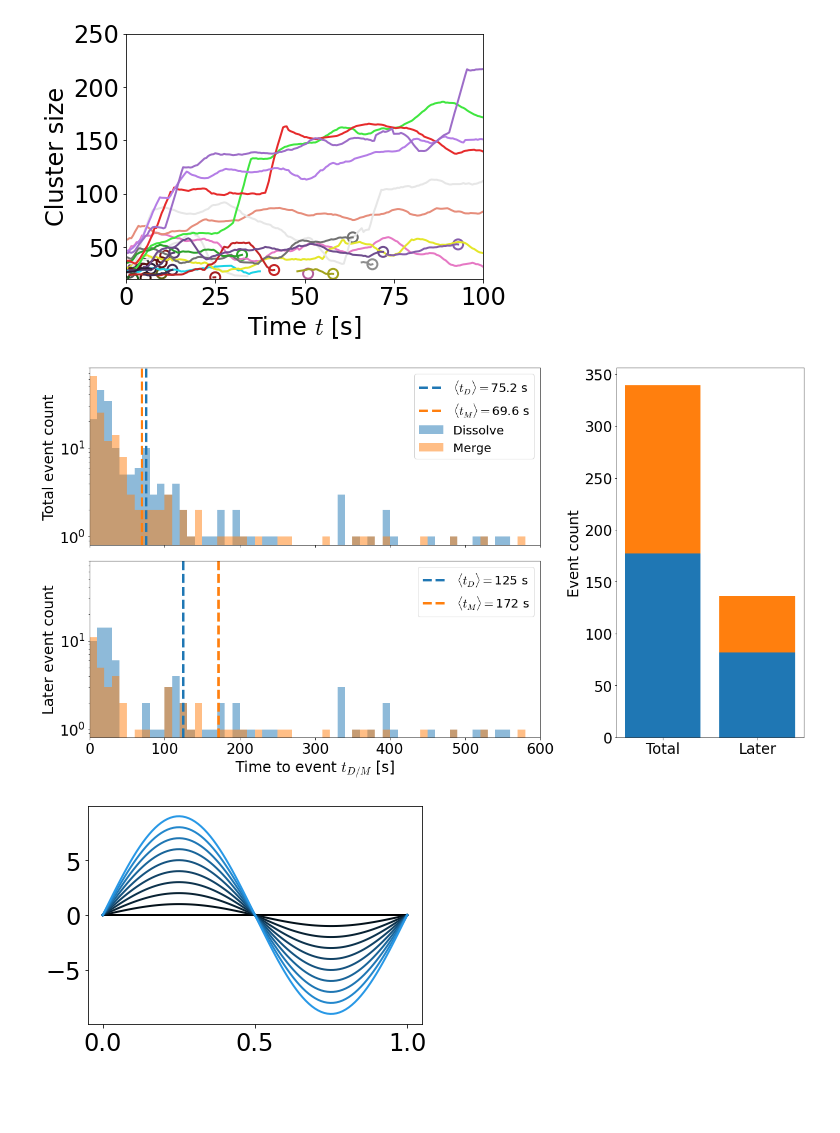
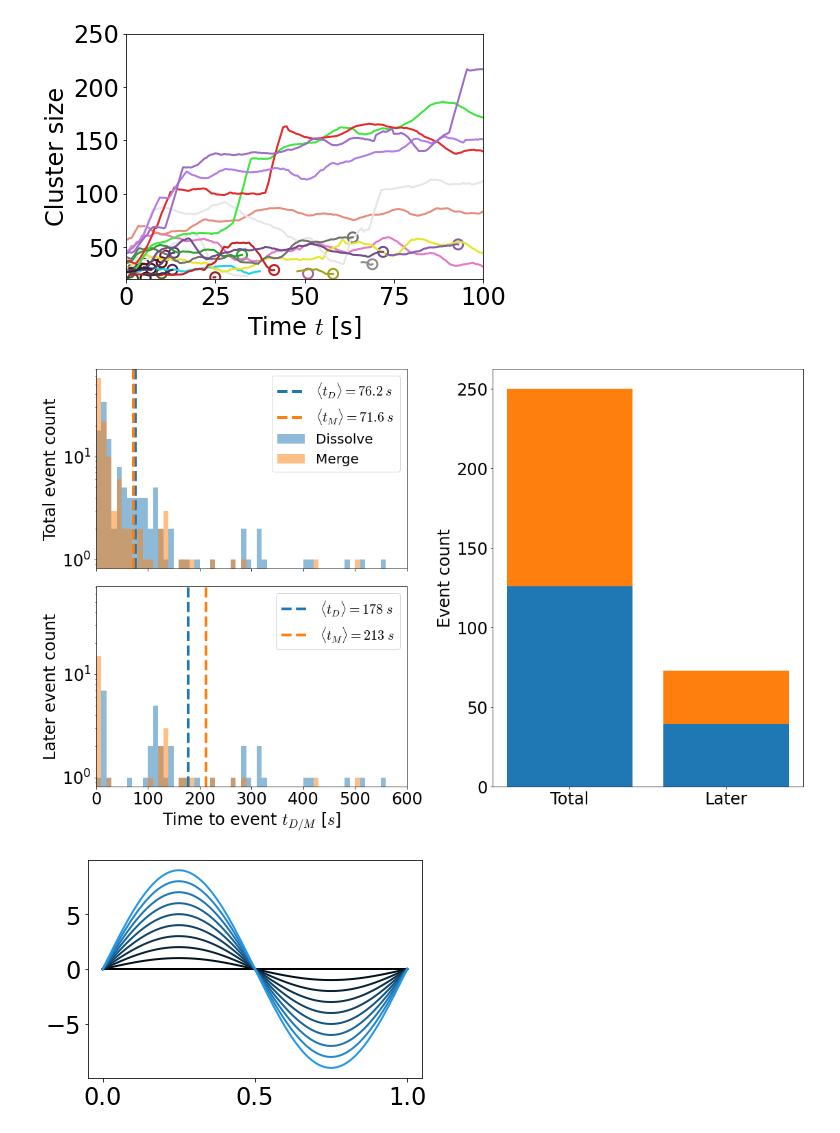
Before and after one commit to palladio11/aLENS_analysis, a Jupyter notebook: notebooks/chromatin_notebooks/Dyn_cond_figs/Figure3.ipynb, the cells around one changed output. Saved outputs shown, nothing was run; the diff lists cells and outputs as text; code cells hidden in the pictures; blank space fills up the shorter version.

```diff
--- a/notebooks/chromatin_notebooks/Dyn_cond_figs/Figure3.ipynb
+++ b/notebooks/chromatin_notebooks/Dyn_cond_figs/Figure3.ipynb
@@ -115,6 +570,5 @@ def plot_contact_kymo(fig, ax, time_arr, contact_kymo,
 # %%
-data_path = ceph_path / "DynCondPaper/23-10-20_aLc1_slice8.7._line1600_Pin1-13um_2xKe.1-300_ks100"
-sim_path = data_path / "simulations/Ke100_Pin5.0um/"
+sim_path = ceph_path / "DynCondPaper/23-10-20_aLc1_slice8.7._line1600_Pin1-13um_2xKe.1-300_ks100/simulations/Ke100_Pin5.0um/"
 
 tableau10_colors = iter(cycle(plt.cm.tab10.colors))
 
@@ -232,7 +686,7 @@ cb0 = fig.colorbar(mpl.cm.ScalarMappable(norm=mpl.colors.Normalize(vmin=0, vmax=
 cb0.ax.xaxis.set_ticks_position('top')
 cb0.ax.xaxis.set_label_position('top')
 
-fig.savefig('Figure3/kymograph_tracking.png', dpi=600, bbox_inches='tight')
+# fig.savefig('Figure3/kymograph_tracking.png', dpi=600, bbox_inches='tight')
 # %% [output]
 (1201,)
 findfont: Font family ['sans-serif'] not found. Falling back to DejaVu Sans.
@@ -1446,7 +1463,7 @@ min_time = 0
 min_length = 5
 
 data_path = ceph_path / "DynCondPaper/24-03-08_aLc1_slice5.5.13_line1600_Pin3-11um_2xKe3-300_ks100/"
-sim_path = data_path / "simulations/Ke100_Pin5.0um/"
+sim_path = data_path / "simulations/Ke30_Pin5.0um/"
 
 merge_lifetime_total_list = []
 dissolve_lifetime_total_list = []
@@ -1477,47 +1494,47 @@ for sd in sim_path.glob('s*'):
         merge_lifetime_later_list += get_lifetimes(branch_roots[1:], min_time=min_time, min_length=min_length)
 # %%
 
-gs = gridspec.GridSpec(2, 3)
+gs = gridspec.GridSpec(2, 6)
 
-fig = plt.figure(figsize=(18, 10))
-axarr = [fig.add_subplot(gs[0, 0:2])]
+fig = plt.figure(figsize=(16, 10))
+axarr = [fig.add_subplot(gs[0, 0:3])]
 
 fig.subplots_adjust(hspace=0.1, wspace=0.7)
-axarr += [fig.add_subplot(gs[1, :2], sharex=axarr[0], sharey=axarr[0]), fig.add_subplot(gs[:, 2:])]
+axarr += [fig.add_subplot(gs[1, :3], sharex=axarr[0], sharey=axarr[0]), fig.add_subplot(gs[:, 3:])]
 
 _ = axarr[0].hist(dissolve_lifetime_total_list, bins=60, label='Dissolve', alpha=.5, range=(0, 600))
 _ = axarr[0].hist(merge_lifetime_total_list, bins=60, label='Merge', alpha=.5, range=(0, 600))
 _ = axarr[0].axvline(np.mean(dissolve_lifetime_total_list), color='tab:blue', linestyle='--', linewidth=4,
-                        label=convert_e_to_x10n(rf'$\langle t_D \rangle = ${np.mean(dissolve_lifetime_total_list):.3g} s'))
+                        label=convert_e_to_x10n(rf'$\langle t_D \rangle = {np.mean(dissolve_lifetime_total_list):.3g}\; s$'))
 _ = axarr[0].axvline(np.mean(merge_lifetime_total_list), color='tab:orange', linestyle='--', linewidth=4,
-                        label=convert_e_to_x10n(rf'$\langle t_M \rangle = ${np.mean(merge_lifetime_total_list):.3g} s'))
+                        label=convert_e_to_x10n(rf'$\langle t_M \rangle = {np.mean(merge_lifetime_total_list):.3g}\; s$'))
 _ = axarr[0].legend()
 _ = axarr[0].set_yscale('log')
 _ = axarr[0].set_ylabel('Total event count')
 _ = axarr[0].set_xlim(0, 600)
 
 
 _ = axarr[1].set_ylabel('Later event count')
 _ = axarr[1].hist(dissolve_lifetime_later_list, bins=60, alpha=.5, range=(0, 600))
 _ = axarr[1].hist(merge_lifetime_later_list, bins=60, alpha=.5, range=(0, 600))
 _ = axarr[1].axvline(np.mean(dissolve_lifetime_later_list), color='tab:blue', linestyle='--', linewidth=4,
-                        label=convert_e_to_x10n(rf'$\langle t_D \rangle = ${np.mean(dissolve_lifetime_later_list):.3g} s'))
+                        label=convert_e_to_x10n(rf'$\langle t_D \rangle = {np.mean(dissolve_lifetime_later_list):.3g}\; s$'))
 _ = axarr[1].axvline(np.mean(merge_lifetime_later_list), color='tab:orange', linestyle='--', linewidth=4,
-                        label=convert_e_to_x10n(rf'$\langle t_M \rangle = ${np.mean(merge_lifetime_later_list):.3g} s'))
-_ = axarr[1].set_xlabel('Time to event $t_{D/M}$ [s]')
+                        label=convert_e_to_x10n(rf'$\langle t_M \rangle = {np.mean(merge_lifetime_later_list):.3g}\; s$'))
+_ = axarr[1].set_xlabel('Time to event $t_{D/M}$ [$s$]')
 _ = axarr[1].legend()
 
 _ = axarr[2].bar(['Total', 'Later'], [np.size(dissolve_lifetime_total_list), np.size(dissolve_lifetime_later_list)], color=['tab:blue', 'tab:blue'])
 _ = axarr[2].bar(['Total', 'Later'], [np.size(merge_lifetime_total_list), np.size(merge_lifetime_later_list)], bottom=[np.size(dissolve_lifetime_total_list), np.size(dissolve_lifetime_later_list)], color=['tab:orange', 'tab:orange'])
 _ = axarr[2].set_ylabel('Event count')
 
 _ = plt.setp(axarr[0].get_xticklabels(), visible=False)
 # axarr[0].label_outer()
 fig.tight_layout()
 
 fig.savefig('Figure3/lifetime_histograms.png', dpi=600, bbox_inches='tight')
 # %% [output]
-[figure, old version]
+[figure, new version]
 # %%
 import matplotlib.colors as mcolors
 
```
Also changed, not shown: parts of 13 cells of this notebook, 7 other files.
